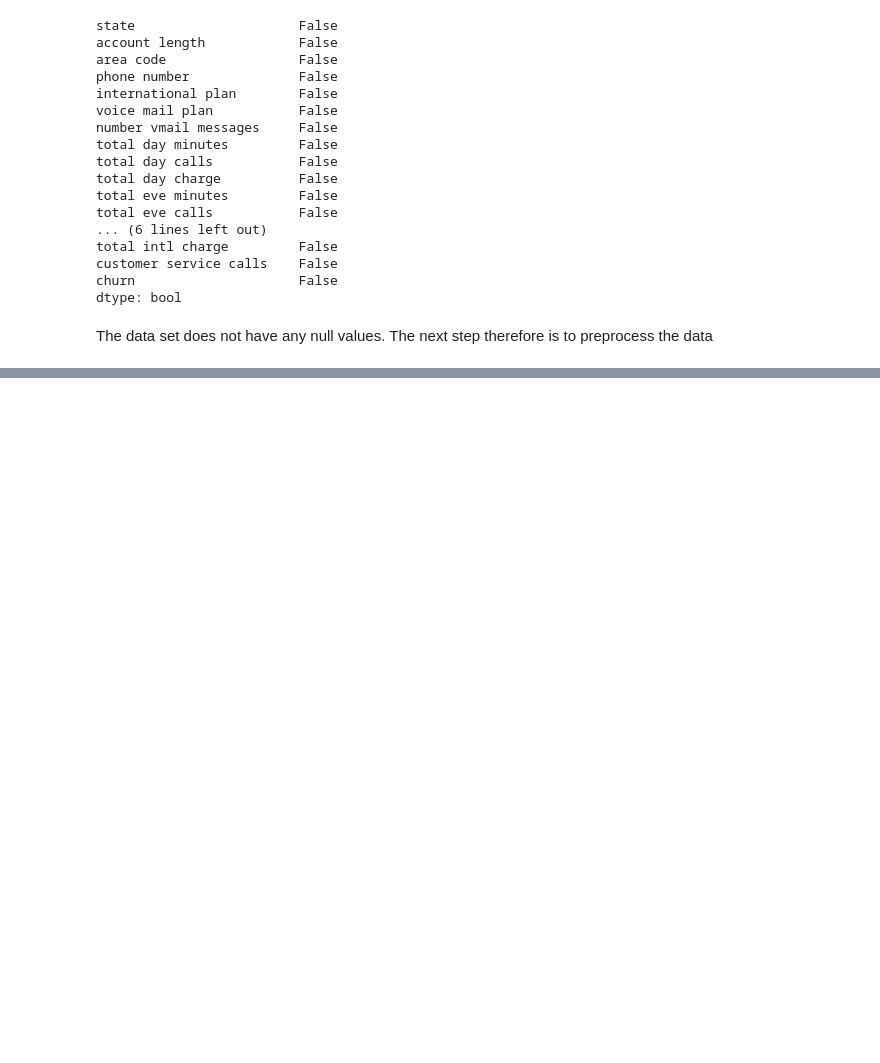
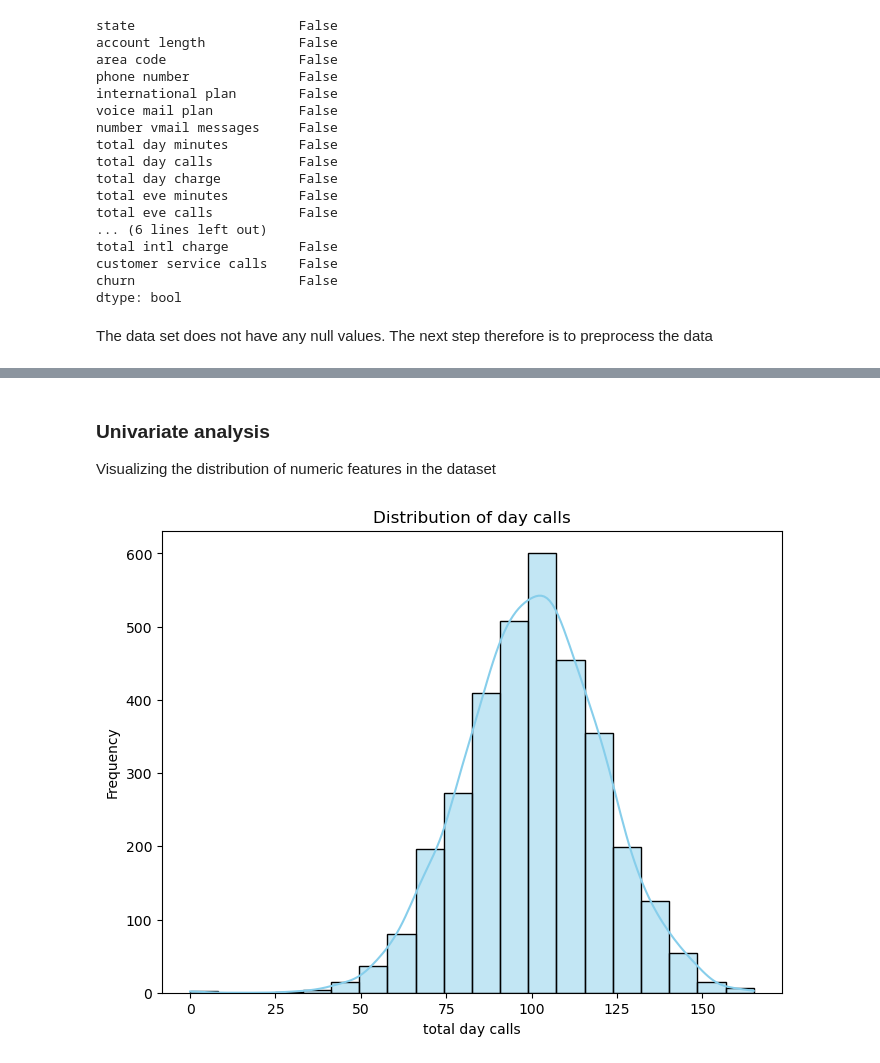
Before and after one commit to King-georges/Predicting-Churn-in-a-Telecom-s-company, a Jupyter notebook: Project_notebook.ipynb, the cells around one changed output, grey strips where cells are left out. Saved outputs shown, nothing was run; the diff lists cells and outputs as text; code cells hidden in the pictures; blank space fills up the shorter version.

```diff
--- a/Project_notebook.ipynb
+++ b/Project_notebook.ipynb
@@ -193,0 +199,9 @@ The data set does not have any null values. The next step therefore is to prepro
+# %%
+# Perform label encoding on the 'churn' column
+df['churn_encoded'] = df['churn'].astype('category').cat.codes
+df['voice_mail_plan_encoded'] = df['voice mail plan'].astype('category').cat.codes
+df['international_plan_encoded'] = df['international plan'].astype('category').cat.codes
+# %%
+# Replacing the original  columns with the encoded  columns
+df.drop(['churn', 'voice mail plan', 'international plan'], axis=1, inplace=True)
+df.rename(columns={'churn_encoded': 'churn', 'voice_mail_plan_encoded': 'voice mail plan', 'international_plan_encoded': 'international plan'}, inplace=True)
@@ -193,0 +218,12 @@ The data set does not have any null values. The next step therefore is to prepro
+# %% [markdown]
+### Univariate analysis
+Visualizing the distribution of numeric features in the dataset
+# %%
+plt.figure(figsize=(8, 6))
+sns.histplot(df['total day calls'], bins=20, kde=True, color= 'skyblue')
+plt.title('Distribution of day calls')
+plt.xlabel('total day calls')
+plt.ylabel('Frequency')
+plt.show()
+# %% [output]
+[figure, added]
```
Also changed, not shown: parts of 8 cells of this notebook.
